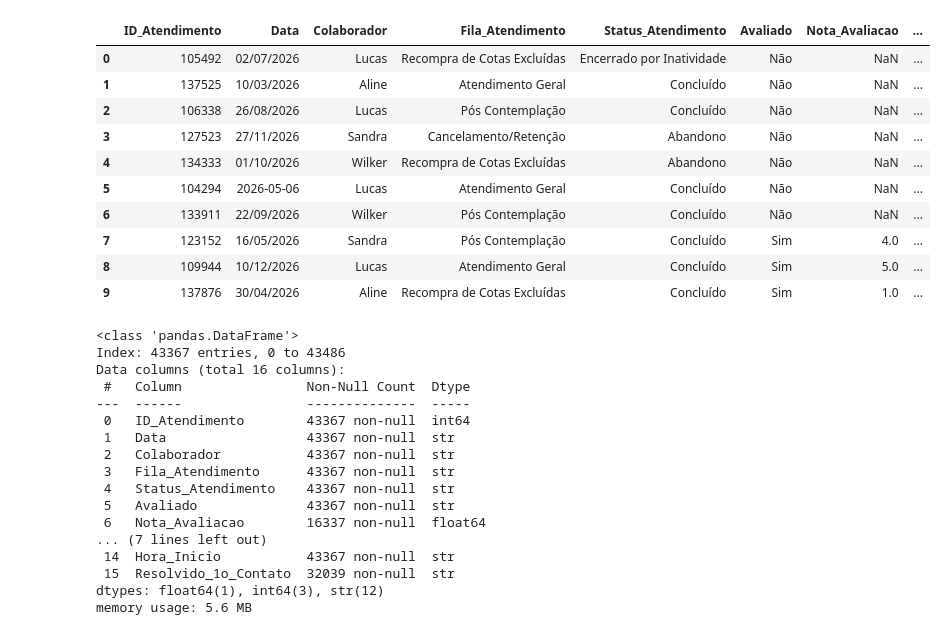
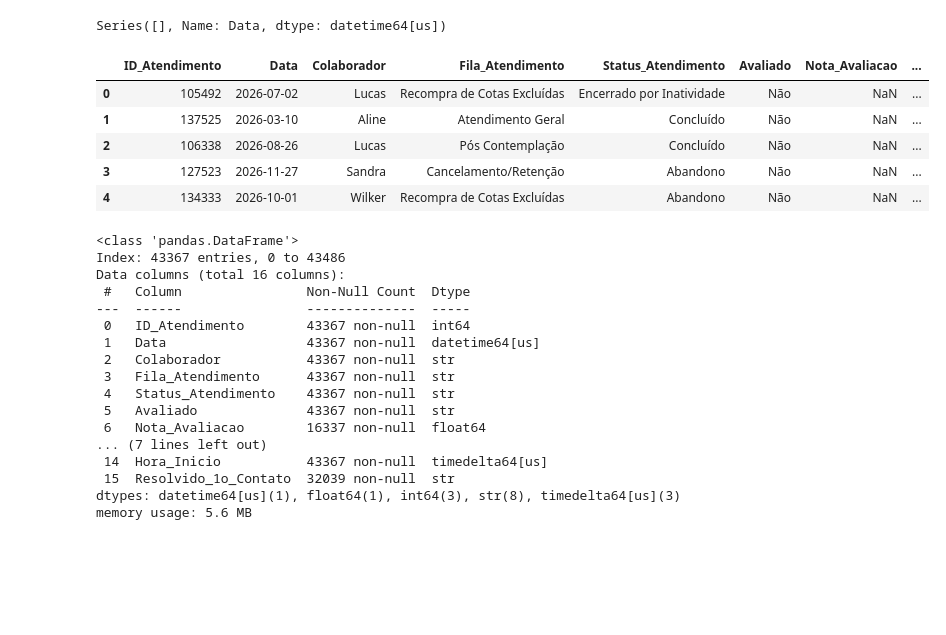
Before and after one commit to lrcosta011-dev/projeto_acompanhamento_equipe, a Jupyter notebook: projeto_equipe_atendimentos.ipynb, the cells around one changed output. Saved outputs shown, nothing was run; the diff lists cells and outputs as text; code cells hidden in the pictures; blank space fills up the shorter version.

```diff
--- a/projeto_equipe_atendimentos.ipynb
+++ b/projeto_equipe_atendimentos.ipynb
@@ -1,9 +1,9 @@
 # %%
 import pandas as pd
 
-base = pd.read_excel('Base_Atendimentos_v3_BRUTA.xlsx')
+base = pd.read_excel(r'data/Base_Atendimentos_v3_BRUTA.xlsx')
 base['Status_Atendimento'].value_counts(dropna=False)
-display(base)
+display(base[:5])
 
 base.info()
 # %% [output]
@@ -40,58 +33,72 @@ memory usage: 5.3+ MB
 # %%
 def limpar_texto(coluna):
     return(
     coluna.astype(str)
     .str.upper()
     .str.normalize('NFKD')
     .str.encode('ascii', errors='ignore')
     .str.decode('utf-8')
     .str.strip()
 )
-
+# tratando e limpando as colunas e depois renomeando com replace
 colunas_p_limpar = ['Colaborador', 'Fila_Atendimento', 'Status_Atendimento', 'Avaliado']
 base[colunas_p_limpar] = base[colunas_p_limpar].apply(limpar_texto)
 
 base['Nota_Avaliacao'] = (base['Nota_Avaliacao'].astype(str).str.replace(',', '.', regex=False))
 base['Nota_Avaliacao'] = pd.to_numeric(base['Nota_Avaliacao'], errors='coerce')
 base = base[~base['Colaborador'].str.contains('TESTE', na=False)]
 
 base['Colaborador'] = base['Colaborador'].replace({'LUCAS': 'Lucas', 'ALINE': 'Aline', 'WILKER': 'Wilker', 'VINICIUS': 'Vinícius', 'SANDRA': 'Sandra'})
 base['Avaliado'] = base['Avaliado'].replace({'N': 'Não', 'S': 'Sim', 'n': 'Não', 's': 'Sim', 'NAO': 'Não', 'SIM': 'Sim'})
 nome_filas = {'RECOMPRA DE COTAS EXCLUIDAS': 'Recompra de Cotas Excluídas', 'CANCELAMENTO/RETENCAO': 'Cancelamento/Retenção', 'ATENDIMENTO GERAL': 'Atendimento Geral', 'POS CONTEMPLACAO': 'Pós Contemplação'}
 base['Fila_Atendimento'] = base['Fila_Atendimento'].map(nome_filas)
 nome_status = {'CONCLUIDO': 'Concluído', 'ENCERRADO POR INATIVIDADE': 'Encerrado por Inatividade', 'ABANDONO DO CLIENTE': 'Abandono'}
 base['Status_Atendimento'] = base['Status_Atendimento'].replace(nome_status)
 
+# converter data - esqueci hehe, so lembrei do info() agora
+# para o Lucas do futuro, são TRÊS formatos 00-00-0000, 00/00/0000 e 0000-00-00, convertemos todos e juntamos com o (fiilna)
+data_iso = pd.to_datetime(base['Data'], format = '%Y-%m-%d', errors = 'coerce')
+data_br = pd.to_datetime(base['Data'], format = '%d/%m/%Y', errors = 'coerce')
+data_br2 = pd.to_datetime(base['Data'], format = '%d-%m-%Y', errors = 'coerce')
+base['Data'] = data_iso.fillna(data_br).fillna(data_br2)
 
-display(base[:10])
+## abaixo confere se ainda há data errada
+display(base[base['Data'].isna()]['Data'].head(10))
+
+# converter horario TMA, TME e Hora_Inicio / algumas linhas do TMA estão faltando o 0, fiz logo com todas para evitar erros e converter
+def converter_timetodelta(coluna):
+    hora_corrigida = (coluna.astype(str).str.strip().str.replace(r'^:', '0:', regex=True))
+    return pd.to_timedelta(hora_corrigida, errors = 'coerce')
+#converte
+base['TMA'] = converter_timetodelta(base['TMA'])
+base['TME'] = converter_timetodelta(base['TME'])
+base['Hora_Inicio'] = converter_timetodelta(base['Hora_Inicio'])
+
+display(base[:5])
 base.info()
 # %% [output]
+Series([], Name: Data, dtype: datetime64[us])
 |  | ID_Atendimento | Data | Colaborador | Fila_Atendimento | Status_Atendimento | Avaliado | Nota_Avaliacao | ... |
-| 0 | 105492 | 02/07/2026 | Lucas | Recompra de Cotas Excluídas | Encerrado por Inatividade | Não | NaN | ... |
-| 1 | 137525 | 10/03/2026 | Aline | Atendimento Geral | Concluído | Não | NaN | ... |
-| 2 | 106338 | 26/08/2026 | Lucas | Pós Contemplação | Concluído | Não | NaN | ... |
-| 3 | 127523 | 27/11/2026 | Sandra | Cancelamento/Retenção | Abandono | Não | NaN | ... |
-| 4 | 134333 | 01/10/2026 | Wilker | Recompra de Cotas Excluídas | Abandono | Não | NaN | ... |
-| 5 | 104294 | 2026-05-06 | Lucas | Atendimento Geral | Concluído | Não | NaN | ... |
-| 6 | 133911 | 22/09/2026 | Wilker | Pós Contemplação | Concluído | Não | NaN | ... |
-| 7 | 123152 | 16/05/2026 | Sandra | Pós Contemplação | Concluído | Sim | 4.0 | ... |
-| 8 | 109944 | 10/12/2026 | Lucas | Atendimento Geral | Concluído | Sim | 5.0 | ... |
-| 9 | 137876 | 30/04/2026 | Aline | Recompra de Cotas Excluídas | Concluído | Sim | 1.0 | ... |
+| 0 | 105492 | 2026-07-02 | Lucas | Recompra de Cotas Excluídas | Encerrado por Inatividade | Não | NaN | ... |
+| 1 | 137525 | 2026-03-10 | Aline | Atendimento Geral | Concluído | Não | NaN | ... |
+| 2 | 106338 | 2026-08-26 | Lucas | Pós Contemplação | Concluído | Não | NaN | ... |
+| 3 | 127523 | 2026-11-27 | Sandra | Cancelamento/Retenção | Abandono | Não | NaN | ... |
+| 4 | 134333 | 2026-10-01 | Wilker | Recompra de Cotas Excluídas | Abandono | Não | NaN | ... |
-<class 'pandas.DataFrame'>
-Index: 43367 entries, 0 to 43486
-Data columns (total 16 columns):
- #   Column                Non-Null Count  Dtype
----  ------                --------------  -----
- 0   ID_Atendimento        43367 non-null  int64
- 1   Data                  43367 non-null  str
- 2   Colaborador           43367 non-null  str
- 3   Fila_Atendimento      43367 non-null  str
- 4   Status_Atendimento    43367 non-null  str
- 5   Avaliado              43367 non-null  str
- 6   Nota_Avaliacao        16337 non-null  float64
-... (7 lines left out)
- 14  Hora_Inicio           43367 non-null  str
- 15  Resolvido_1o_Contato  32039 non-null  str
-dtypes: float64(1), int64(3), str(12)
-memory usage: 5.6 MB
+<class 'pandas.DataFrame'>
+Index: 43367 entries, 0 to 43486
+Data columns (total 16 columns):
+ #   Column                Non-Null Count  Dtype
+---  ------                --------------  -----
+ 0   ID_Atendimento        43367 non-null  int64
+ 1   Data                  43367 non-null  datetime64[us]
+ 2   Colaborador           43367 non-null  str
+ 3   Fila_Atendimento      43367 non-null  str
+ 4   Status_Atendimento    43367 non-null  str
+ 5   Avaliado              43367 non-null  str
+ 6   Nota_Avaliacao        16337 non-null  float64
+... (7 lines left out)
+ 14  Hora_Inicio           43367 non-null  timedelta64[us]
+ 15  Resolvido_1o_Contato  32039 non-null  str
+dtypes: datetime64[us](1), float64(1), int64(3), str(8), timedelta64[us](3)
+memory usage: 5.6 MB
 # %%
```
Also changed, not shown: parts of 11 cells of this notebook, 6 other files.
